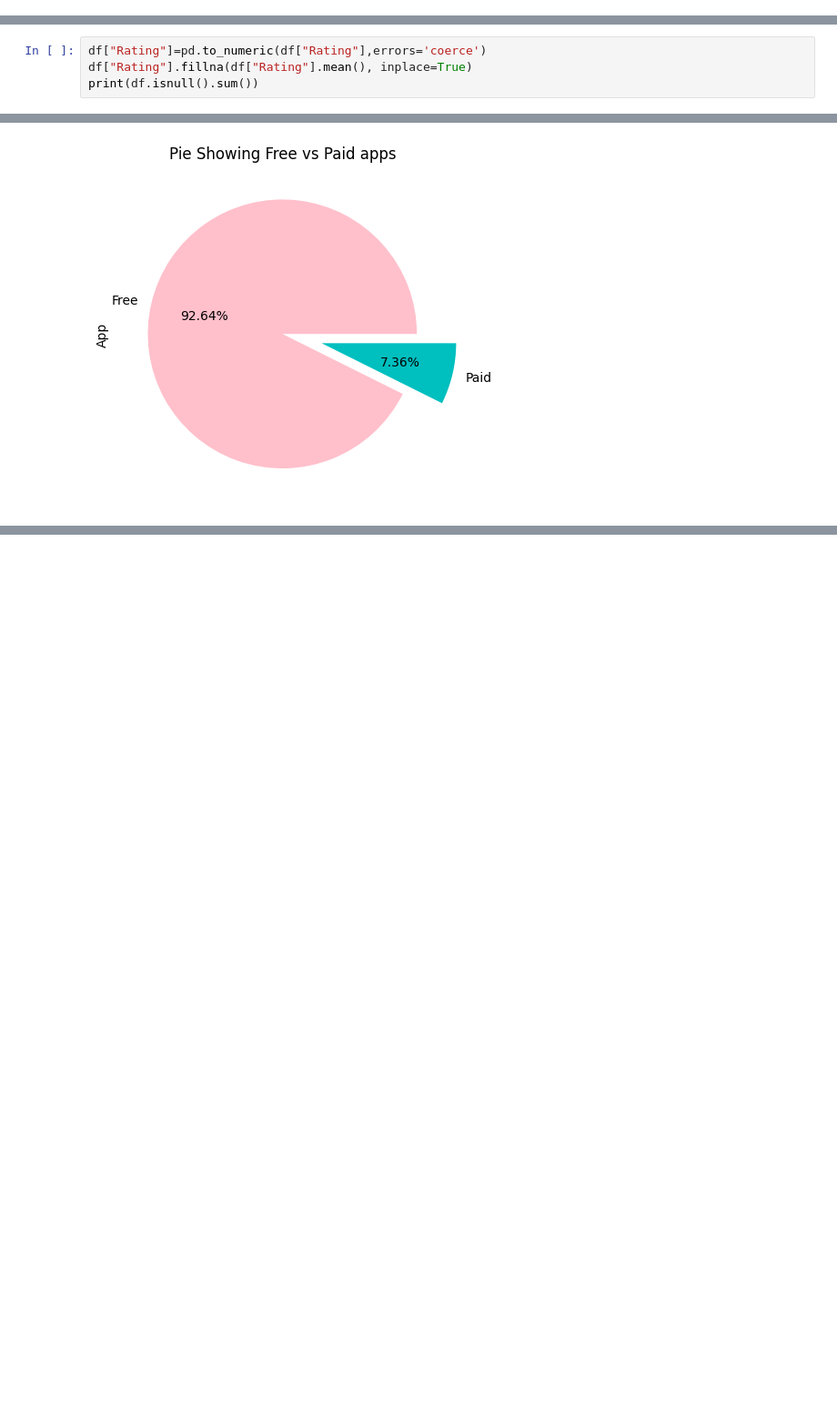
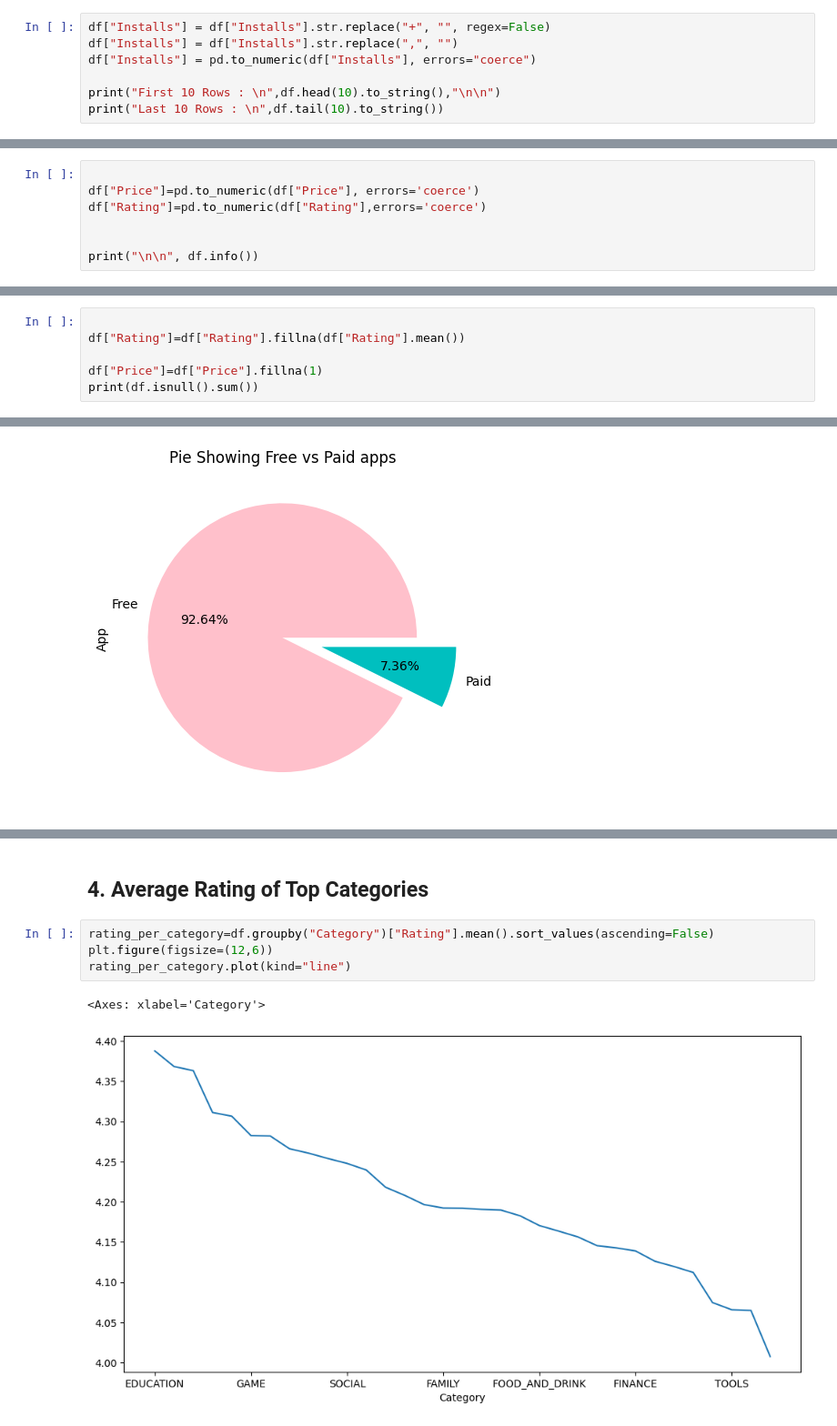
Before and after one commit to joshikunal927/Liabraries, a Jupyter notebook: my project/archive (1)/1_project.ipynb, the cells around one changed output, grey strips where cells are left out. Shown at 91% size. Cells and saved outputs as stored; diff of their text form; blank space fills up the shorter version.

```diff
--- a/my project/archive (1)/1_project.ipynb
+++ b/my project/archive (1)/1_project.ipynb
@@ -31,3 +32,10 @@ First 10 Rows :
 10838                         Parkinson Exercices FR              MEDICAL     NaN       3                9.5M       1,000+  Free     0       Everyone            Medical    January 20, 2017             ...
 10839                  The SCP Foundation DB fr nn5n  BOOKS_AND_REFERENCE     4.5     114  Varies with device       1,000+  Free     0     Mature 17+  Books & Reference    January 19, 2015  Varies wit ...
 10840  iHoroscope - 2018 Daily Horoscope & Astrology            LIFESTYLE     4.5  398307                 19M  10,000,000+  Free     0       Everyone          Lifestyle       July 25, 2018  Varies wit ...
+# %%
+df["Installs"] = df["Installs"].str.replace("+", "", regex=False)
+df["Installs"] = df["Installs"].str.replace(",", "")
+df["Installs"] = pd.to_numeric(df["Installs"], errors="coerce")
+
+print("First 10 Rows : \n",df.head(10).to_string(),"\n\n")
+print("Last 10 Rows : \n",df.tail(10).to_string())
@@ -55,0 +62,7 @@ memory usage: 1.1+ MB
+# %%
+
+df["Price"]=pd.to_numeric(df["Price"], errors='coerce')
+df["Rating"]=pd.to_numeric(df["Rating"],errors='coerce')
+
+
+print("\n\n", df.info())
@@ -127,8 +158,10 @@ dtype: int64
 # %% [markdown]
 ----> but the "Rating" column have very large number of rows with null values so we cant delete them, hence replacing the null values with mean() of "Rating" column
 # %%
-df["Rating"]=pd.to_numeric(df["Rating"],errors='coerce')
-df["Rating"].fillna(df["Rating"].mean(), inplace=True)
+
+df["Rating"]=df["Rating"].fillna(df["Rating"].mean())
+
+df["Price"]=df["Price"].fillna(1)
 print(df.isnull().sum())
 # %% [output]
 App               0
@@ -215,0 +265,9 @@ Text(0.5, 1.0, 'Pie Showing Free vs Paid apps')
+# %% [markdown]
+## 4. Average Rating of Top Categories
+# %%
+rating_per_category=df.groupby("Category")["Rating"].mean().sort_values(ascending=False)
+plt.figure(figsize=(12,6))
+rating_per_category.plot(kind="line")
+# %% [output]
+<Axes: xlabel='Category'>
+[figure, added]
```
Also changed, not shown: parts of 32 cells of this notebook.
